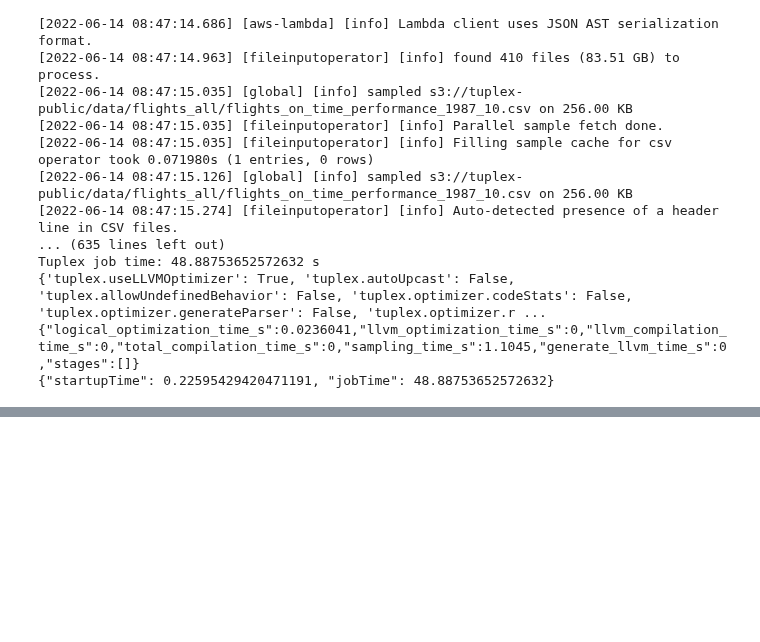
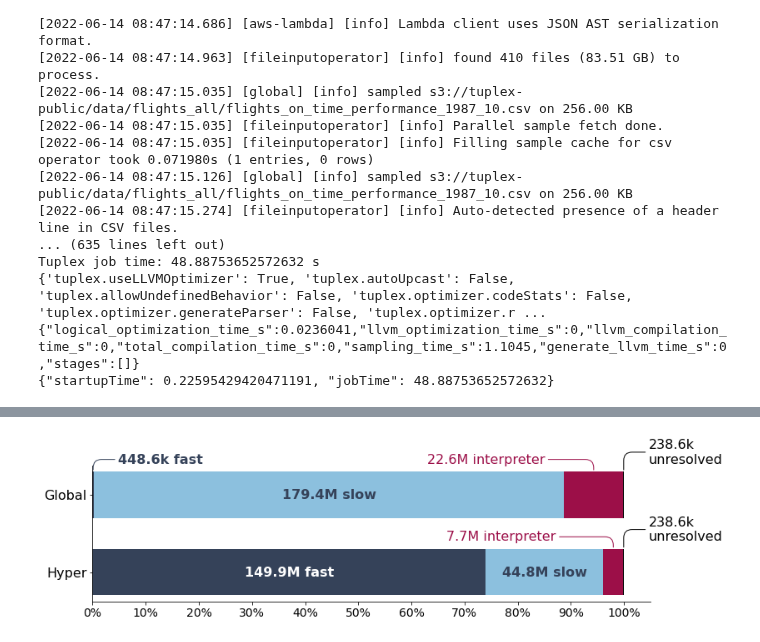
Before and after one commit to tuplex/tuplex, a Jupyter notebook: benchmarks/nextconf/hyperspecialization/flights/notebooks/01_WORKSHOP_central_experiment_figure.ipynb, the cells around one changed output, grey strips where cells are left out. Drawn from its saved outputs; the diff is of its cells as text; code cells hidden in the pictures; blank space fills up the shorter version.

Commit message:
figures

```diff
--- a/benchmarks/nextconf/hyperspecialization/flights/notebooks/01_WORKSHOP_central_experiment_figure.ipynb
+++ b/benchmarks/nextconf/hyperspecialization/flights/notebooks/01_WORKSHOP_central_experiment_figure.ipynb
@@ -264,0 +160,79 @@ barh(y, width, height=0.8, left=None, *, align='center', **kwargs)
+# %%
+rel = 0
+h = 0.6
+plt.figure(figsize=(12, 3))
+ax = plt.gca()
+# https://matplotlib.org/stable/tutorials/text/annotations.html#sphx-glr-tutorials-text-annotations-py
+# https://matplotlib.org/stable/gallery/text_labels_and_annotations/annotation_demo.html
+n_col = np.array([53, 66, 89]) / 255.0#sns.color_palette()[0]
+g_col = np.array([140, 192, 222]) / 255.0 #sns.color_palette()[1]
+i_col = np.array([156, 15, 72]) / 255.0 #sns.color_palette()[2]
+
+tg_col = n_col
+yq = np.arange(len(df_rows))[::-1]
+plt.barh(yq, df_rows['normal'] / total, h, left=rel, color=n_col)
+
+m = rel + df_rows['normal'] / total * .5
+ax.text(m[1], 0, '{:.1f}M fast'.format(df_rows['normal'].iloc[1] / 10**6),
+        va='center', ha='center', fontsize=16, color='w', fontweight='bold',)
+
+rel += df_rows['normal'] / total
+plt.barh(yq, df_rows['general'] / total, h, left=rel, color=g_col)
+
+m = rel + df_rows['general'] / total * .5
+ax.text(m[0], 1, '{:.1f}M slow'.format(df_rows['general'].iloc[0] / 10**6),
+        va='center', ha='center', fontsize=16, color=tg_col, fontweight='bold',)
+ax.text(m[1], 0, '{:.1f}M slow'.format(df_rows['general'].iloc[1] / 10**6),
+        va='center', ha='center', fontsize=16, color=tg_col, fontweight='bold',)
+
+
+rel += df_rows['general'] / total
+plt.barh(yq, df_rows['interpreter'] / total, h, left=rel, color=i_col)
+rel += df_rows['interpreter'] / total
+plt.barh(yq, df_rows['unresolved'] / total, h, left=rel, color='k')
+xq = np.arange(0, 1.1, 0.1)
+
+
+ax.annotate(
+    '{:.1f}k fast'.format(df_rows['normal'].iloc[0] / 1000.0),
+    xy=(df_rows['normal'].iloc[0] / total * 0.5, 1 + h/2), xycoords='data',
+    xytext=(30, 10), fontsize=16, textcoords='offset points', color=n_col, fontweight='bold',
+    arrowprops=dict(arrowstyle="-", color=n_col,
+                    connectionstyle="angle,angleA=0,angleB=90,rad=10"))
+
+ax.annotate(
+    '{:.1f}k\nunresolved'.format(df_rows['unresolved'].iloc[0] / 1000.0),
+    xy=(1.0 - df_rows['unresolved'].iloc[0] / total * 0.5, 1 + h/2), xycoords='data',
+    xytext=(30, 10), fontsize=16, textcoords='offset points',
+    arrowprops=dict(arrowstyle="-",
+                    connectionstyle="angle,angleA=0,angleB=90,rad=10"))
+ax.annotate(
+    '{:.1f}k\nunresolved'.format(df_rows['unresolved'].iloc[0] / 1000.0),
+    xy=(1.0 - df_rows['unresolved'].iloc[0] / total * 0.5, h/2), xycoords='data',
+    xytext=(30, 10), fontsize=16, textcoords='offset points',
+    arrowprops=dict(arrowstyle="-",
+                    connectionstyle="angle,angleA=0,angleB=90,rad=10"))
+
+ax.annotate(
+    '{:.1f}M interpreter'.format(df_rows['interpreter'].iloc[0] / 10**6),
+    xy=(1.0 - df_rows['unresolved'].iloc[0] / total - df_rows['interpreter'].iloc[0] / total * 0.5, 1 + h/2),
+    xycoords='data', color=i_col,
+    xytext=(-200, 10), fontsize=16, textcoords='offset points',
+    arrowprops=dict(arrowstyle="-", color=i_col,
+                    connectionstyle="angle,angleA=0,angleB=90,rad=10"))
+
+ax.annotate(
+    '{:.1f}M interpreter'.format(df_rows['interpreter'].iloc[1] / 10**6),
+    xy=(1.0 - df_rows['unresolved'].iloc[0] / total - df_rows['interpreter'].iloc[1] / total * 0.5, h/2),
+    xycoords='data', color=i_col,
+    xytext=(-200, 10), fontsize=16, textcoords='offset points',
+    arrowprops=dict(arrowstyle="-", color=i_col,
+                    connectionstyle="angle,angleA=0,angleB=90,rad=10"))
+
+plt.xticks(xq, ['{}%'.format(int(x * 100)) for x in xq], fontsize=14)
+plt.yticks([0, 1], ['Hyper', 'Global'], fontsize=16)
+sns.despine()
+
+plt.savefig('workshop_path_breakdown.pdf', transparent=True, dpi=120, bbox_inches = 'tight', pad_inches = 0)
+# %% [output]
+[figure, added]
```
Also changed, not shown: parts of 19 cells of this notebook.
